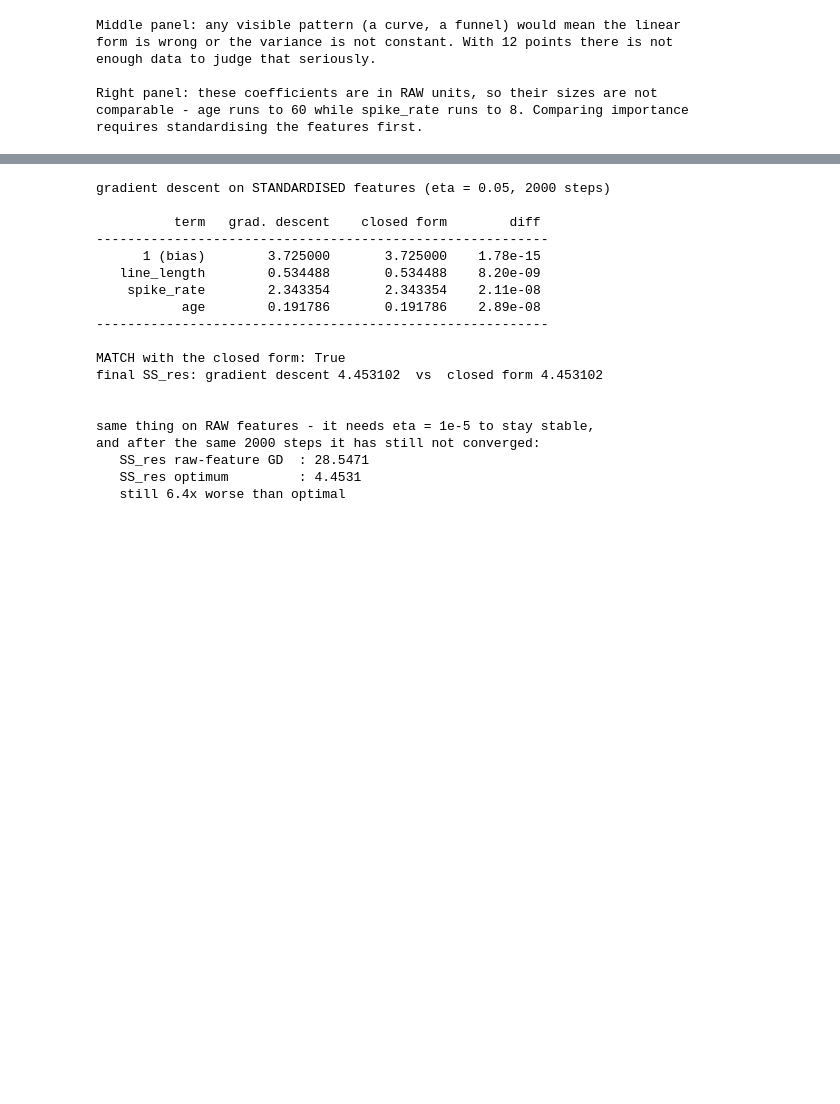
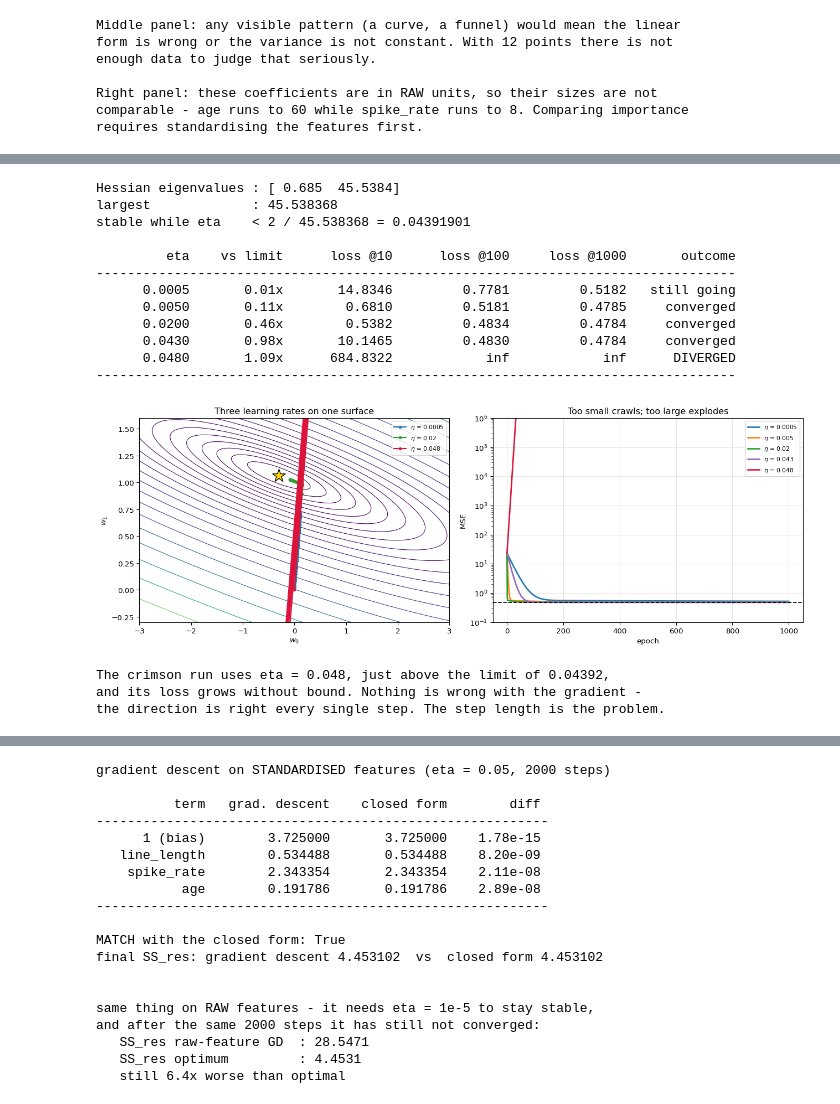
Before and after one commit to seyedhasanmirhoseini1367/PersonalPortfolio, a Jupyter notebook: ml_training/how_models_work_linear_regression.ipynb, the cells around one changed output, grey strips where cells are left out. Drawn from its saved outputs; the diff is of its cells as text; code cells hidden in the pictures; blank space fills up the shorter version.

```diff
--- a/ml_training/how_models_work_linear_regression.ipynb
+++ b/ml_training/how_models_work_linear_regression.ipynb
@@ -511,0 +754,79 @@ valley, and gradient descent zig-zags across it. Standardising the columns fixes
+# %%
+H = 2 * A1.T @ A1 / n_samples
+lam_max = np.linalg.eigvalsh(H).max()
+eta_crit = 2 / lam_max
+print(f"Hessian eigenvalues : {np.round(np.linalg.eigvalsh(H), 6)}")
+print(f"largest             : {lam_max:.6f}")
+print(f"stable while eta    < 2 / {lam_max:.6f} = {eta_crit:.8f}\n")
+
+print(f"{'eta':>12}  {'vs limit':>10}  {'loss @10':>12}  {'loss @100':>13}  "
+      f"{'loss @1000':>13}  {'outcome':>12}")
+print("-" * 82)
+paths = {}
+for eta in (0.0005, 0.005, 0.02, 0.043, 0.048):
+    ww = np.array([0.0, 0.0]); pth = [ww.copy()]; ls = [mse(ww)]
+    for _ in range(1000):
+        gg, _ = grads(ww)
+        ww = ww - eta * gg
+        if not np.all(np.isfinite(ww)) or mse(ww) > 1e12:
+            pth.append(ww.copy()); ls.append(np.inf); break
+        pth.append(ww.copy()); ls.append(mse(ww))
+    paths[eta] = (np.array(pth), ls)
+    def at(k):
+        return ls[k] if k < len(ls) else ls[-1]
+    out = "DIVERGED" if (not np.isfinite(ls[-1]) or ls[-1] > ls[0]) else \
+          ("converged" if abs(ls[-1] - mse(w_star)) < 1e-3 else "still going")
+    rel = f"{eta/eta_crit:.2f}x"
+    print(f"{eta:>12.4f}  {rel:>10}  {at(10):>12.4f}  {at(100):>13.4f}  "
+          f"{at(1000):>13.4g}  {out:>12}")
+print("-" * 82)
+
+fig, axes = plt.subplots(1, 2, figsize=(13.5, 4.8))
+ax = axes[0]
+ax.contour(w0g, w1g, Lg, levels=np.logspace(np.log10(Lg.min()+1e-9),
+                                            np.log10(Lg.max()), 22),
+           cmap="viridis", linewidths=.8)
+for eta, col in [(0.0005, "tab:blue"), (0.02, "tab:green"), (0.048, "crimson")]:
+    pth = paths[eta][0][:60]
+    pth = pth[np.all(np.abs(pth) < 5, axis=1)]
+    ax.plot(pth[:, 0], pth[:, 1], "-o", lw=1.6, ms=3, color=col,
+            label=f"$\\eta$ = {eta}")
+ax.scatter([w_star[0]], [w_star[1]], marker="*", s=340, c="gold",
+           edgecolor="k", zorder=6)
+ax.set(xlabel="$w_0$", ylabel="$w_1$", xlim=(-3, 3), ylim=(-0.3, 1.6),
+       title="Three learning rates on one surface")
+ax.legend(fontsize=8)
+
+ax = axes[1]
+for eta, col in [(0.0005, "tab:blue"), (0.005, "tab:orange"), (0.02, "tab:green"),
+                 (0.043, "tab:purple"), (0.048, "crimson")]:
+    ls = np.array(paths[eta][1], dtype=float)
+    ls = np.where(np.isfinite(ls), ls, np.nan)
+    ax.plot(ls, lw=2, color=col, label=f"$\\eta$ = {eta}")
+ax.axhline(mse(w_star), ls="--", color="k", lw=1.3)
+ax.set(xlabel="epoch", ylabel="MSE", yscale="log", ylim=(1e-1, 1e6),
+       title="Too small crawls; too large explodes")
+ax.legend(fontsize=8); ax.grid(alpha=.3)
+plt.tight_layout(); plt.show()
+
+print(f"\nThe crimson run uses eta = 0.048, just above the limit of "
+      f"{eta_crit:.5f},")
+print(f"and its loss grows without bound. Nothing is wrong with the gradient -")
+print(f"the direction is right every single step. The step length is the problem.")
+# %% [output]
+Hessian eigenvalues : [ 0.685  45.5384]
+largest             : 45.538368
+stable while eta    < 2 / 45.538368 = 0.04391901
+
+         eta    vs limit      loss @10      loss @100     loss @1000       outcome
+----------------------------------------------------------------------------------
+      0.0005       0.01x       14.8346         0.7781         0.5182   still going
+      0.0050       0.11x        0.6810         0.5181         0.4785     converged
+      0.0200       0.46x        0.5382         0.4834         0.4784     converged
+      0.0430       0.98x       10.1465         0.4830         0.4784     converged
+      0.0480       1.09x      684.8322            inf            inf      DIVERGED
+----------------------------------------------------------------------------------
+[figure, added]
+The crimson run uses eta = 0.048, just above the limit of 0.04392,
+and its loss grows without bound. Nothing is wrong with the gradient -
+the direction is right every single step. The step length is the problem.
```
Also changed, not shown: parts of 15 cells of this notebook, 2 other files.
